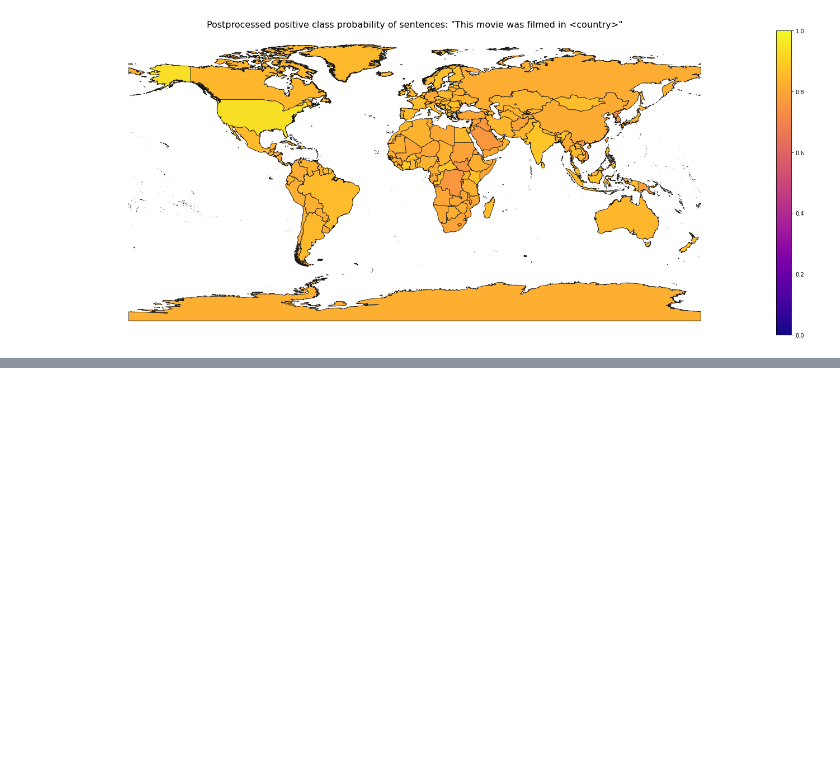
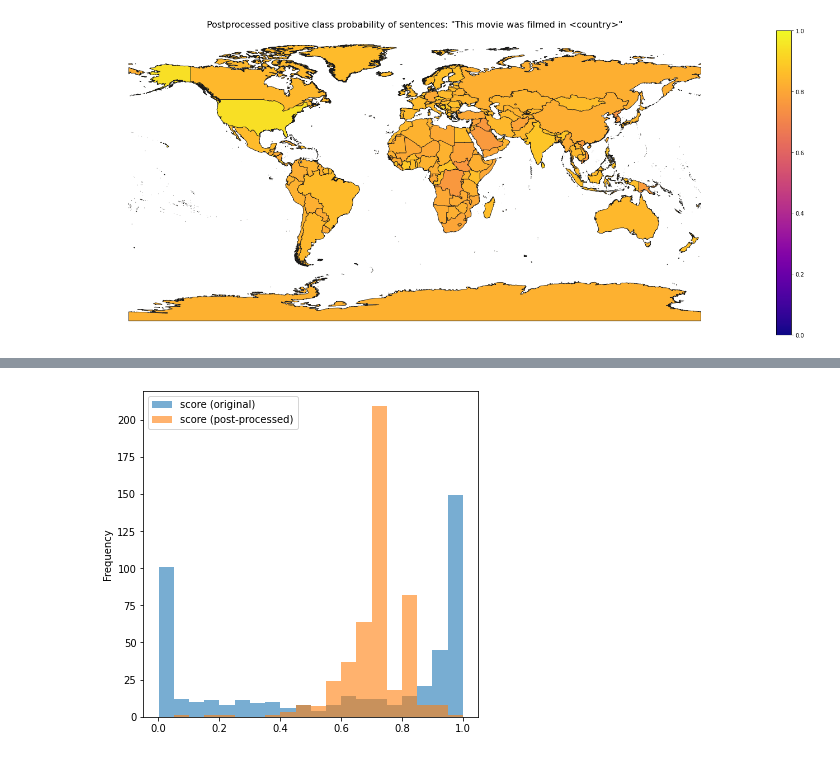
Before and after one commit to IBM/inFairness, a Jupyter notebook: examples/postprocess-sentiment-analysis/postprocess.ipynb, the cells around one changed output, grey strips where cells are left out. Drawn from its saved outputs; the diff is of its cells as text; code cells hidden in the pictures; blank space fills up the shorter version.

```diff
--- a/examples/postprocess-sentiment-analysis/postprocess.ipynb
+++ b/examples/postprocess-sentiment-analysis/postprocess.ipynb
@@ -261,0 +289,4 @@ Post-processed score: 0.8145469427108765
+# %%
+ax = sent_df.plot.hist(bins=20, alpha=0.6, figsize=(6, 6))
+# %% [output]
+[figure, added]
```
Also changed, not shown: parts of 10 cells of this notebook, 2 other files.
